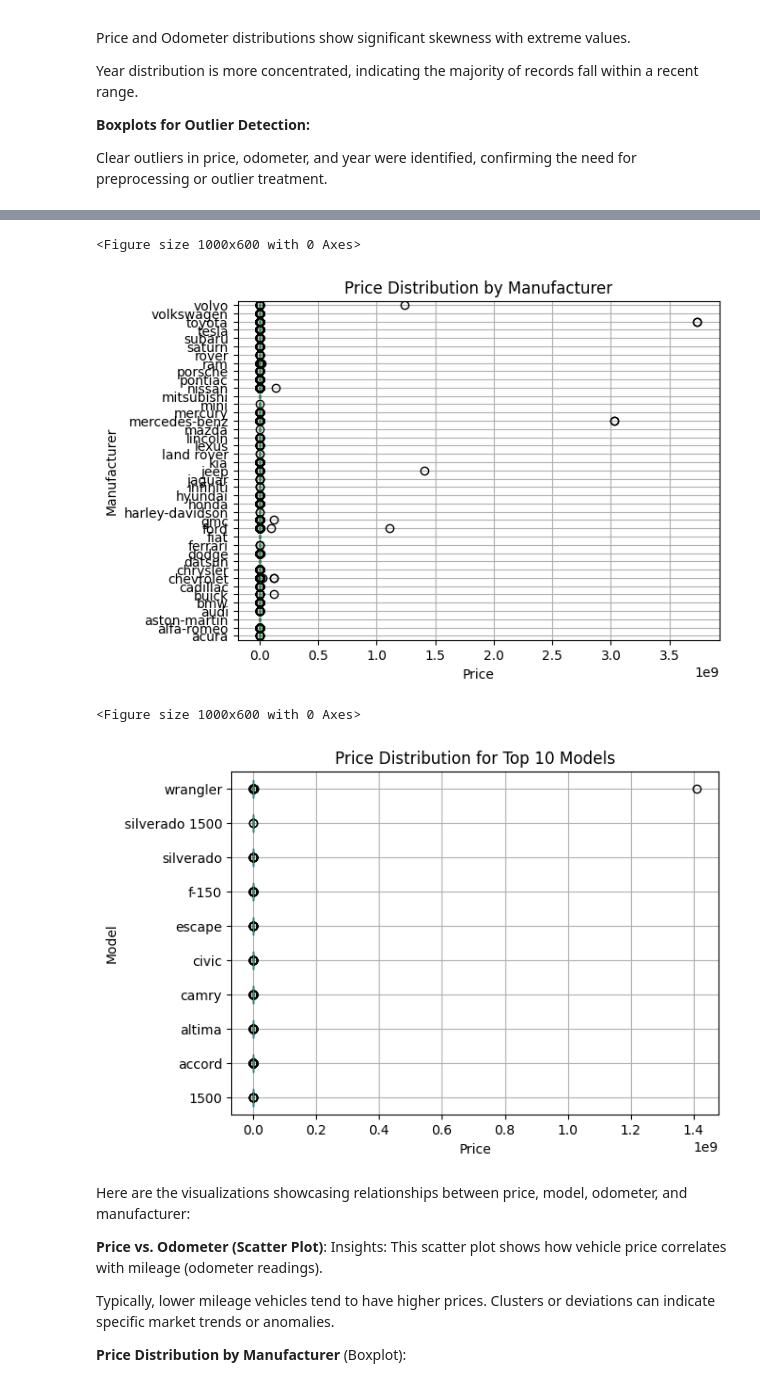
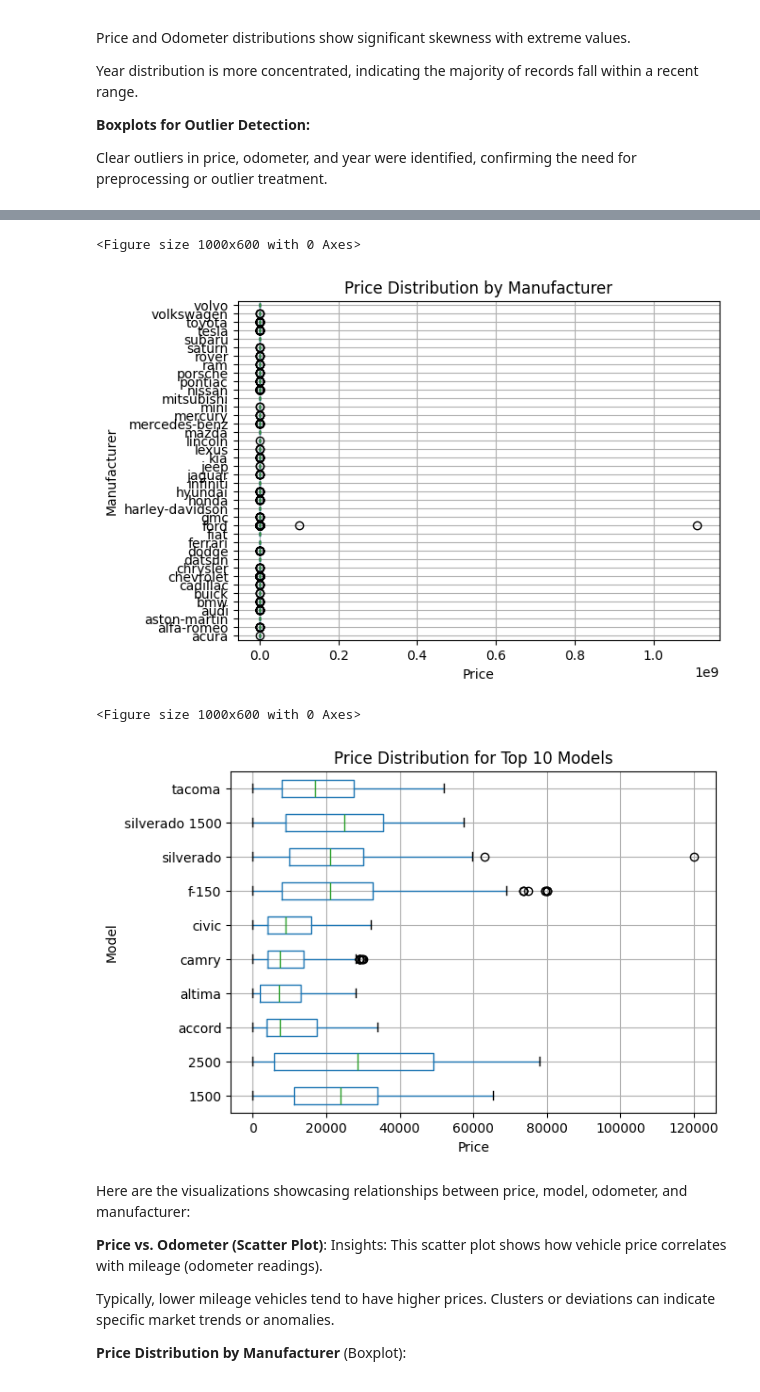
Before and after one commit to michellechen202212/ucb, a Jupyter notebook: prompt_II.ipynb, the cells around one changed output, grey strips where cells are left out. Cells and saved outputs as stored; diff of their text form; code cells hidden in the pictures.

```diff
--- a/prompt_II.ipynb
+++ b/prompt_II.ipynb
@@ -285,7 +218,7 @@ file_path = 'sample_data/vehicles.csv'
 vehicles_data = pd.read_csv(file_path)
 
 # Filter out rows with missing values in relevant columns
-relevant_columns = ['price', 'model', 'odometer']
+relevant_columns = ['price', 'model', 'odometer','manufacturer']
 filtered_data = vehicles_data[relevant_columns].dropna()
 
 # Price vs. Odometer
@@ -316,28 +249,4 @@ plt.xlabel('Price')
 plt.ylabel('Model')
 plt.suptitle('')  # Remove default title
 plt.show()
-
-# Price Distribution
-plt.figure(figsize=(8, 5))
-vehicles_data['price'].hist(bins=30)
-plt.title('Distribution of Price')
-plt.xlabel('Price')
-plt.ylabel('Frequency')
-plt.show()
-
-# Odometer Distribution
-plt.figure(figsize=(8, 5))
-vehicles_data['odometer'].hist(bins=30)
-plt.title('Distribution of Odometer (Mileage)')
-plt.xlabel('Odometer (Miles)')
-plt.ylabel('Frequency')
-plt.show()
-
-# Year Distribution
-plt.figure(figsize=(8, 5))
-vehicles_data['year'].hist(bins=30)
-plt.title('Distribution of Year')
-plt.xlabel('Year')
-plt.ylabel('Frequency')
-plt.show()
 # %% [output]
@@ -345,7 +254,7 @@ plt.show()
 <Figure size 1000x600 with 0 Axes>
-[figure, old version]
+[figure, new version]
 <Figure size 1000x600 with 0 Axes>
-[figure, old version]
+[figure, new version]
 # %% [markdown]
 Here are the visualizations showcasing relationships between price, model, odometer, and manufacturer:
 
```
Also changed, not shown: parts of 8 cells of this notebook.
